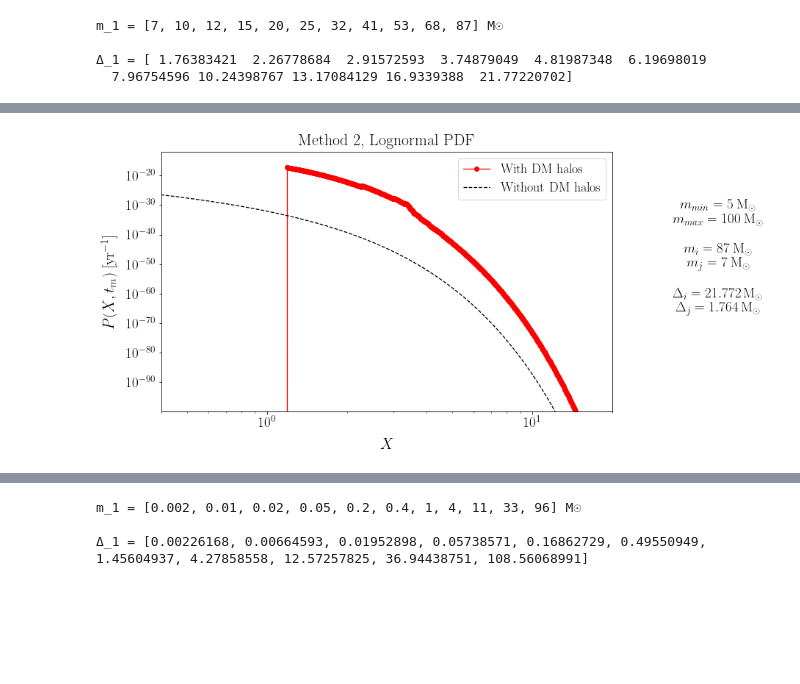
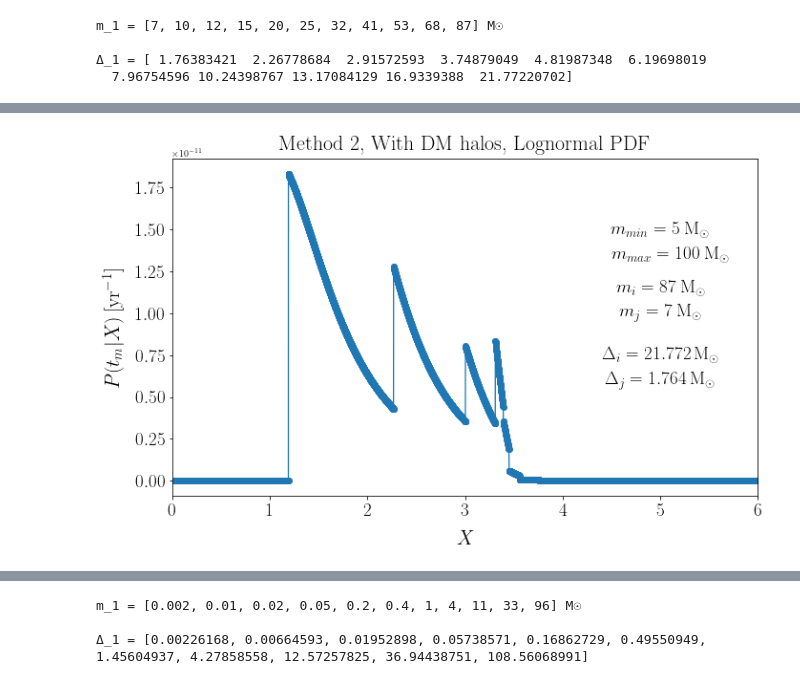
Before and after one commit to pratibhajangra591/Ifca-github, a Jupyter notebook: distributions_method2.ipynb, the cells around one changed output, grey strips where cells are left out. Saved outputs shown, nothing was run; the diff lists cells and outputs as text; code cells hidden in the pictures; blank space fills up the shorter version.

```diff
--- a/distributions_method2.ipynb
+++ b/distributions_method2.ipynb
@@ -251,6 +434,6 @@ m_2 = m_2_list[0]           # in units of M☉
 m_min = 5     #in units of M☉
 m_max = 100   #in units of M☉
 
-X_min = 1e-10
+X_min = 1e-8
 X_max = 1e5
-X = np.geomspace(X_min, X_max, 10000) # for the PBH mass range of 5 - 100 solar mass.
+X = np.geomspace(X_min, X_max, 100000) # for the PBH mass range of 5 - 100 solar mass.
@@ -333,50 +894,44 @@ plt.figure(figsize = (11, 6.5))
 f_pbh = 2.10e-3
 f  = 0.85 * f_pbh
 
 
 def P(m):      #Log-Normal PBH mass Distribution
     σ = 0.6
     m_c = 15   #in units of M☉, range of m_min = 5 M☉ - m_max = 100 M☉ .
     return  (1/(σ * m * np.sqrt(2*π))) * np.exp(-((np.log(m/m_c))**2)/(2*(σ**2)))
 
 
+plt.plot(X, P_tm_method_2(m_1, m_2, Δ_1, Δ_2, t_m, X, DM_halos_presence = 'True'), '-o' )
+#plt.ticklabel_format(axis='x', style='sci', scilimits=(-3,-3))
 
 
-plt.loglog(X, P_X_tm_method_2(m_1, m_2, Δ_1, Δ_2, t_m, X, DM_halos_presence = 'True'), '-ro')
-plt.loglog(X, P_X_tm_method_2(m_1, m_2, Δ_1, Δ_2, t_m, X, DM_halos_presence = 'False'), 'k--' )
-
-
-
-plt.text(50, 1e-30, "$m_{min} = 5 \: \mathrm{M_{\odot}}$", size = 19,
+plt.text(5, 1.5e-11, "$m_{min} = 5 \: \mathrm{M_{\odot}}$", size = 19,
          ha="center", va="center")
-plt.text(50, 1e-35, "$m_{max} = 100 \: \mathrm{M_{\odot}}$", size = 19,
+plt.text(5.1, 1.35e-11, "$m_{max} = 100 \: \mathrm{M_{\odot}}$", size = 19,
          ha="center", va="center")
 
-
-plt.text(50, 1e-45, "$m_{i} = 87 \: \mathrm{M_{\odot}}$", size = 19,
+plt.text(5, 1.15e-11, "$m_{i} = 87 \: \mathrm{M_{\odot}}$", size = 19,
        ha="center", va="center")
-plt.text(50, 1e-50, "$m_{j} = 7 \: \mathrm{M_{\odot}}$", size = 19,
+plt.text(5, 1e-11, r"$m_{j} = 7 \: \mathrm{M_{\odot}}$", size = 19,
          ha="center", va="center")
 
-plt.text(50, 1e-60, "$\Delta_{i} = 21.772 \: \mathrm{M_{\odot}}$", size = 19,
+plt.text(5, 0.75e-11, r"$\Delta_{i} = 21.772 \: \mathrm{M_{\odot}}$", size = 19,
          ha="center", va="center")
-plt.text(50, 1e-65, "$\Delta_{j} = 1.764 \: \mathrm{M_{\odot}}$", size = 19,
+plt.text(5, 0.6e-11, r"$\Delta_{j} = 1.764 \: \mathrm{M_{\odot}}$", size = 19,
         ha="center", va="center")
 
 
 
 
-
-plt.xlim(4e-1, 20)
-plt.ylim(1.1e-100, 1e-12)
+plt.xlim(0, 6)
+#plt.ylim(1.1e-100, 1e-12)
 plt.rc('lines', linewidth = 1.3)
 plt.xticks(fontsize = 19)
 plt.yticks(fontsize = 19)
 plt.xlabel('$X$', fontsize = 21, labelpad = 12)
-plt.ylabel('$P(X, t_{m}) \: [\mathrm{yr^{-1}}]$', fontsize = 21, labelpad = 12)
-plt.legend(["With DM halos","Without DM halos"], prop = {'size':18}, facecolor = 'white', fontsize=110)
-plt.title('Method 2, Lognormal PDF', fontsize = 22, pad = 9)
-plt.savefig('1imLgnmlP_X_t_mvsX.pdf', bbox_inches = 'tight')
+plt.ylabel('$P(t_{m}|X) \: [\mathrm{yr^{-1}}]$', fontsize = 21, labelpad = 12)
+plt.title('Method 2, With DM halos, Lognormal PDF', fontsize = 22, pad = 9)
+plt.savefig('1imbLgnmlP_t_mvsX.pdf', bbox_inches = 'tight')
 plt.show()
 # %% [output]
-[figure, old version]
+[figure, new version]
```
Also changed, not shown: parts of 24 cells of this notebook.
